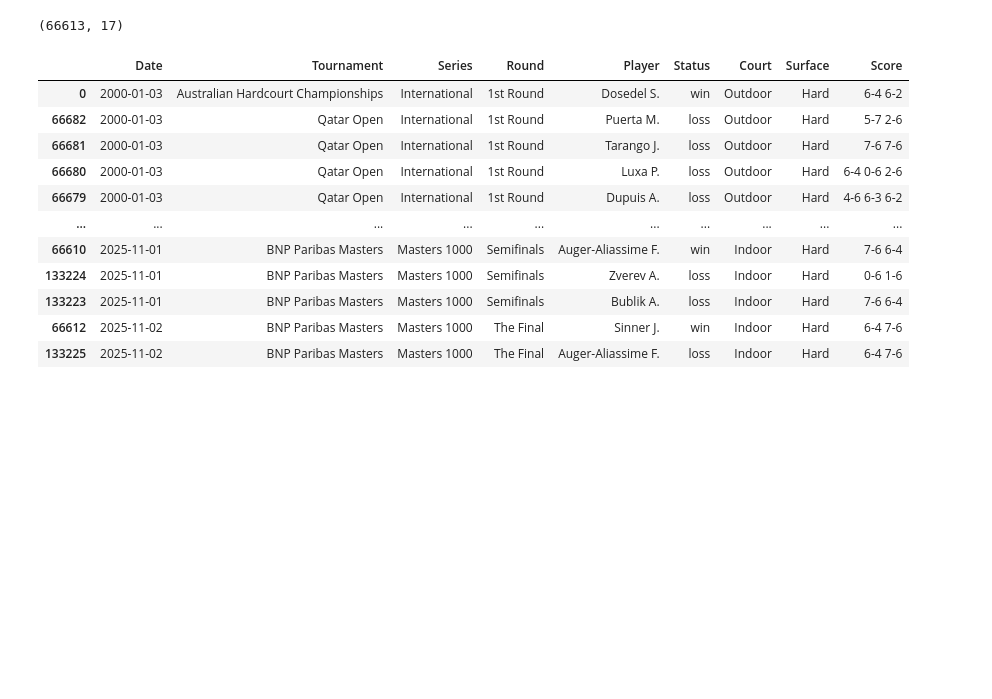
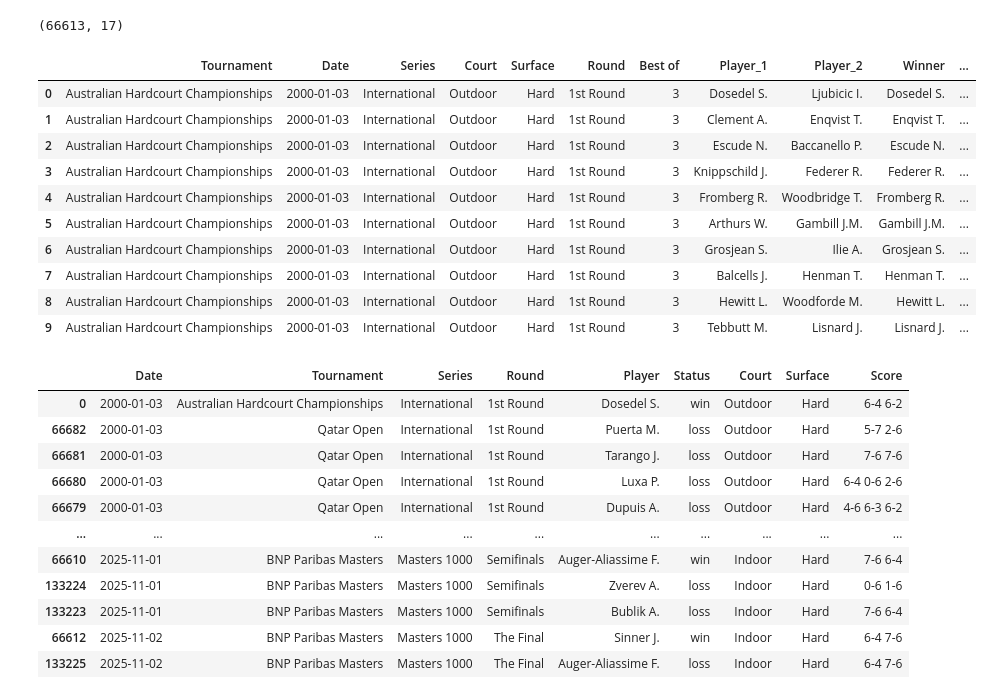
Before and after one commit to Ethan9502/ATP_tennis_analysis, a Jupyter notebook: logistic_regression.ipynb, the cells around one changed output. Cells and saved outputs as stored; diff of their text form; code cells hidden in the pictures; blank space fills up the shorter version.

```diff
--- a/logistic_regression.ipynb
+++ b/logistic_regression.ipynb
@@ -8,6 +8,20 @@ df1 = tennis_df
 print(df1.shape)
 # %% [output]
 (66613, 17)
+# %%
+tennis_df.head(10)
+# %% [output]
+|  | Tournament | Date | Series | Court | Surface | Round | Best of | Player_1 | Player_2 | Winner | ... |
+| 0 | Australian Hardcourt Championships | 2000-01-03 | International | Outdoor | Hard | 1st Round | 3 | Dosedel S. | Ljubicic I. | Dosedel S. | ... |
+| 1 | Australian Hardcourt Championships | 2000-01-03 | International | Outdoor | Hard | 1st Round | 3 | Clement A. | Enqvist T. | Enqvist T. | ... |
+| 2 | Australian Hardcourt Championships | 2000-01-03 | International | Outdoor | Hard | 1st Round | 3 | Escude N. | Baccanello P. | Escude N. | ... |
+| 3 | Australian Hardcourt Championships | 2000-01-03 | International | Outdoor | Hard | 1st Round | 3 | Knippschild J. | Federer R. | Federer R. | ... |
+| 4 | Australian Hardcourt Championships | 2000-01-03 | International | Outdoor | Hard | 1st Round | 3 | Fromberg R. | Woodbridge T. | Fromberg R. | ... |
+| 5 | Australian Hardcourt Championships | 2000-01-03 | International | Outdoor | Hard | 1st Round | 3 | Arthurs W. | Gambill J.M. | Gambill J.M. | ... |
+| 6 | Australian Hardcourt Championships | 2000-01-03 | International | Outdoor | Hard | 1st Round | 3 | Grosjean S. | Ilie A. | Grosjean S. | ... |
+| 7 | Australian Hardcourt Championships | 2000-01-03 | International | Outdoor | Hard | 1st Round | 3 | Balcells J. | Henman T. | Henman T. | ... |
+| 8 | Australian Hardcourt Championships | 2000-01-03 | International | Outdoor | Hard | 1st Round | 3 | Hewitt L. | Woodforde M. | Hewitt L. | ... |
+| 9 | Australian Hardcourt Championships | 2000-01-03 | International | Outdoor | Hard | 1st Round | 3 | Tebbutt M. | Lisnard J. | Lisnard J. | ... |
 # %%
 #create the dataset to calculate the past game winning percentage and record of players
 winners = tennis_df.assign(
```
Also changed, not shown: parts of 7 cells of this notebook, 7 other files.
